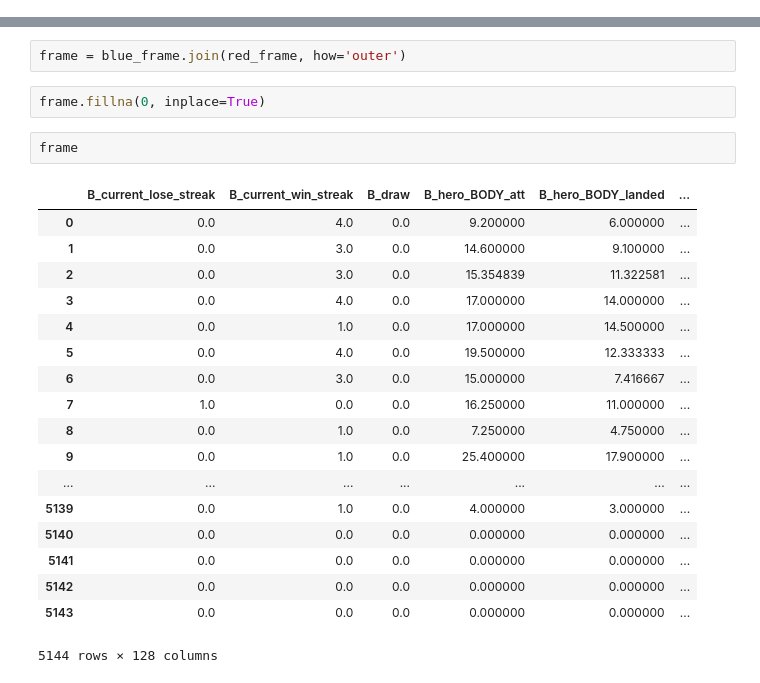
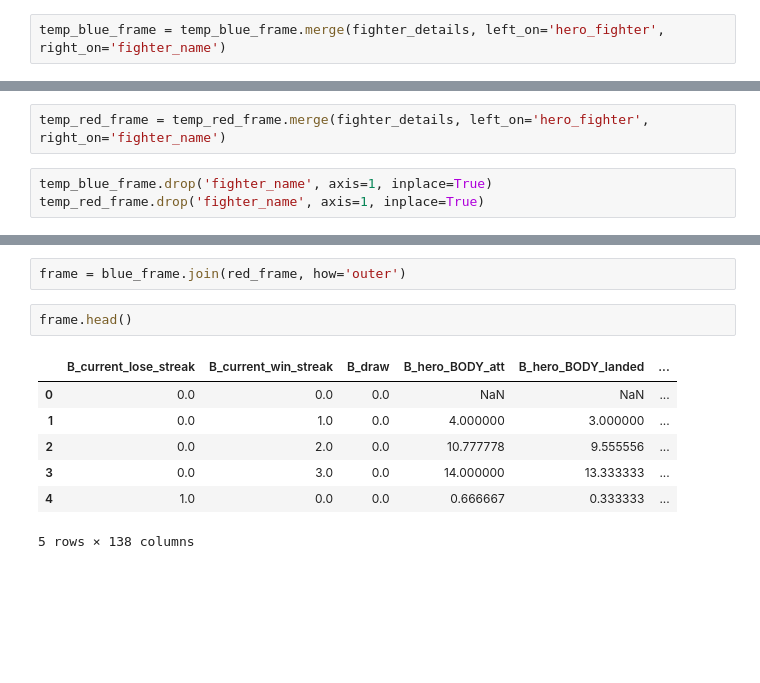
Before and after one commit to WarrierRajeev/UFC-Predictions, a Jupyter notebook: DataPreparation.ipynb, the cells around one changed output, grey strips where cells are left out. Cells and saved outputs as stored; diff of their text form; blank space fills up the shorter version.

```diff
--- a/DataPreparation.ipynb
+++ b/DataPreparation.ipynb
@@ -650,0 +664,2 @@ for fighter_name in fighters:
+# %%
+temp_blue_frame = temp_blue_frame.merge(fighter_details, left_on='hero_fighter', right_on='fighter_name')
@@ -651,28 +686,20 @@ for fighter_name in fighters:
+# %%
+temp_red_frame = temp_red_frame.merge(fighter_details, left_on='hero_fighter', right_on='fighter_name')
+# %%
+temp_blue_frame.drop('fighter_name', axis=1, inplace=True)
+temp_red_frame.drop('fighter_name', axis=1, inplace=True)
 # %%
 blue_frame = temp_blue_frame.add_prefix('B_')
 red_frame = temp_red_frame.add_prefix('R_')
 # %%
 frame = blue_frame.join(red_frame, how='outer')
-# %%
-frame.fillna(0, inplace=True)
 # %%
-frame
+frame.head()
 # %% [output]
 |  | B_current_lose_streak | B_current_win_streak | B_draw | B_hero_BODY_att | B_hero_BODY_landed | ... |
-| 0 | 0.0 | 4.0 | 0.0 | 9.200000 | 6.000000 | ... |
-| 1 | 0.0 | 3.0 | 0.0 | 14.600000 | 9.100000 | ... |
-| 2 | 0.0 | 3.0 | 0.0 | 15.354839 | 11.322581 | ... |
-| 3 | 0.0 | 4.0 | 0.0 | 17.000000 | 14.000000 | ... |
-| 4 | 0.0 | 1.0 | 0.0 | 17.000000 | 14.500000 | ... |
-| 5 | 0.0 | 4.0 | 0.0 | 19.500000 | 12.333333 | ... |
-| 6 | 0.0 | 3.0 | 0.0 | 15.000000 | 7.416667 | ... |
-| 7 | 1.0 | 0.0 | 0.0 | 16.250000 | 11.000000 | ... |
-| 8 | 0.0 | 1.0 | 0.0 | 7.250000 | 4.750000 | ... |
-| 9 | 0.0 | 1.0 | 0.0 | 25.400000 | 17.900000 | ... |
-| ... | ... | ... | ... | ... | ... | ... |
-| 5139 | 0.0 | 1.0 | 0.0 | 4.000000 | 3.000000 | ... |
-| 5140 | 0.0 | 0.0 | 0.0 | 0.000000 | 0.000000 | ... |
-| 5141 | 0.0 | 0.0 | 0.0 | 0.000000 | 0.000000 | ... |
-| 5142 | 0.0 | 0.0 | 0.0 | 0.000000 | 0.000000 | ... |
-| 5143 | 0.0 | 0.0 | 0.0 | 0.000000 | 0.000000 | ... |
+| 0 | 0.0 | 0.0 | 0.0 | NaN | NaN | ... |
+| 1 | 0.0 | 1.0 | 0.0 | 4.000000 | 3.000000 | ... |
+| 2 | 0.0 | 2.0 | 0.0 | 10.777778 | 9.555556 | ... |
+| 3 | 0.0 | 3.0 | 0.0 | 14.000000 | 13.333333 | ... |
+| 4 | 1.0 | 0.0 | 0.0 | 0.666667 | 0.333333 | ... |
-5144 rows × 128 columns
+5 rows × 138 columns
```
Also changed, not shown: parts of 10 cells of this notebook, 4 other files.
